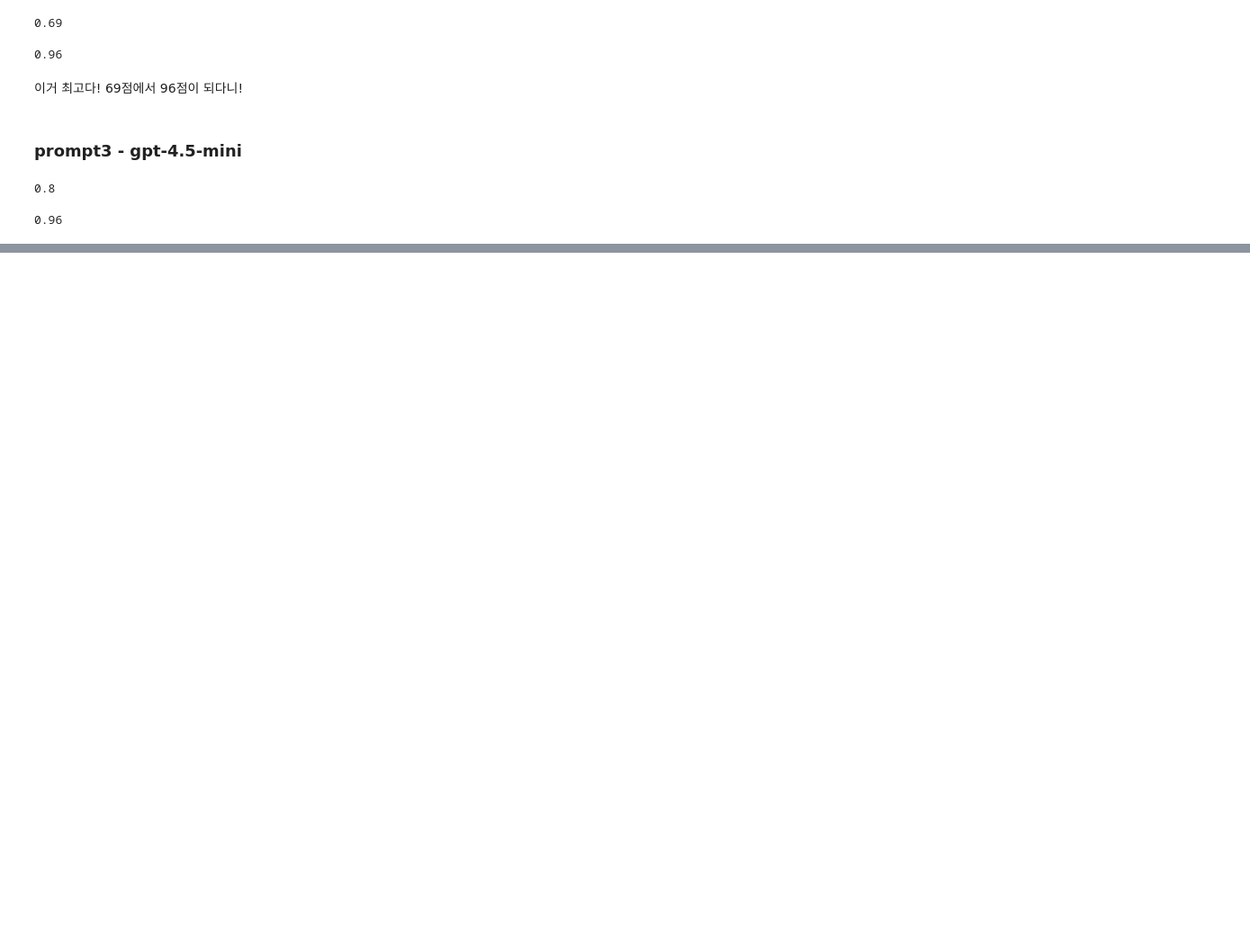
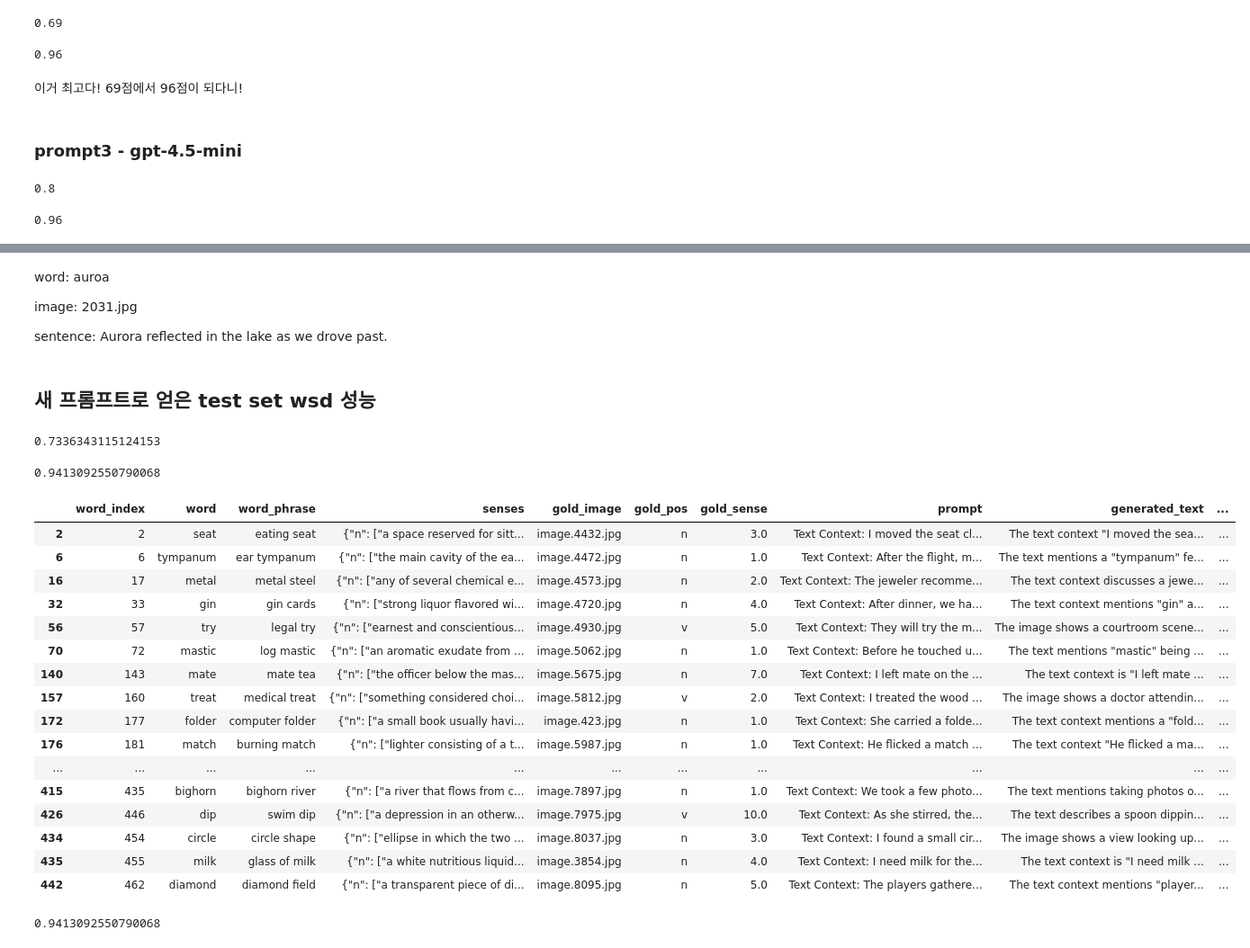
Before and after one commit to BlessingDev/Word-Sense-Disambiguation-with-Visual-Context, a Jupyter notebook: documents/evaluation.ipynb, the cells around one changed output, grey strips where cells are left out. Shown at 90% size. Saved outputs shown, nothing was run; the diff lists cells and outputs as text; code cells hidden in the pictures; blank space fills up the shorter version.

```diff
--- a/documents/evaluation.ipynb
+++ b/documents/evaluation.ipynb
@@ -1616,0 +1635,70 @@ print(acc)
+# %% [markdown]
+word: auroa
+
+image: 2031.jpg
+
+sentence: Aurora reflected in the lake as we drove past.
+# %% [markdown]
+## 새 프롬프트로 얻은 test set wsd 성능
+# %%
+import pandas as pd
+result_df = pd.read_csv("/workspace/data/test_set_process/inference/wsd_set_entire_sense_ambig_sentence_text_gpt-5d4-mini_gemma-3-27b_text.csv")
+
+
+for index, row in result_df.iterrows():
+    pred_label = row["generated_text"].split("A:")[-1].strip().lower()
+    mapped_label = int(pred_label)
+    result_df.at[index, "predicted_label"] = mapped_label
+
+acc = (result_df["predicted_label"] == result_df["gold_sense"]).sum() / len(result_df)
+print(acc)
+# %% [output]
+0.7336343115124153
+# %%
+import pandas as pd
+result_df = pd.read_csv("/workspace/data/test_set_process/inference/wsd_set_entire_sense_ambig_sentence_gemma-3-27b.csv")
+
+
+for index, row in result_df.iterrows():
+    pred_label = row["generated_text"].split("A:")[-1].strip().lower()
+    mapped_label = int(pred_label)
+    result_df.at[index, "predicted_label"] = mapped_label
+
+acc = (result_df["predicted_label"] == result_df["gold_sense"]).sum() / len(result_df)
+print(acc)
+# %% [output]
+0.9413092550790068
+# %%
+result_df[result_df["predicted_label"] != result_df["gold_sense"]]
+# %% [output]
+|  | word_index | word | word_phrase | senses | gold_image | gold_pos | gold_sense | prompt | generated_text | ... |
+| 2 | 2 | seat | eating seat | {"n": ["a space reserved for sitt... | image.4432.jpg | n | 3.0 | Text Context: I moved the seat cl... | The text context "I moved the sea... | ... |
+| 6 | 6 | tympanum | ear tympanum | {"n": ["the main cavity of the ea... | image.4472.jpg | n | 1.0 | Text Context: After the flight, m... | The text mentions a "tympanum" fe... | ... |
+| 16 | 17 | metal | metal steel | {"n": ["any of several chemical e... | image.4573.jpg | n | 2.0 | Text Context: The jeweler recomme... | The text context discusses a jewe... | ... |
+| 32 | 33 | gin | gin cards | {"n": ["strong liquor flavored wi... | image.4720.jpg | n | 4.0 | Text Context: After dinner, we ha... | The text context mentions "gin" a... | ... |
+| 56 | 57 | try | legal try | {"n": ["earnest and conscientious... | image.4930.jpg | v | 5.0 | Text Context: They will try the m... | The image shows a courtroom scene... | ... |
+| 70 | 72 | mastic | log mastic | {"n": ["an aromatic exudate from ... | image.5062.jpg | n | 1.0 | Text Context: Before he touched u... | The text mentions "mastic" being ... | ... |
+| 140 | 143 | mate | mate tea | {"n": ["the officer below the mas... | image.5675.jpg | n | 7.0 | Text Context: I left mate on the ... | The text context is "I left mate ... | ... |
+| 157 | 160 | treat | medical treat | {"n": ["something considered choi... | image.5812.jpg | v | 2.0 | Text Context: I treated the wood ... | The image shows a doctor attendin... | ... |
+| 172 | 177 | folder | computer folder | {"n": ["a small book usually havi... | image.423.jpg | n | 1.0 | Text Context: She carried a folde... | The text context mentions a "fold... | ... |
+| 176 | 181 | match | burning match | {"n": ["lighter consisting of a t... | image.5987.jpg | n | 1.0 | Text Context: He flicked a match ... | The text context "He flicked a ma... | ... |
+| ... | ... | ... | ... | ... | ... | ... | ... | ... | ... | ... |
+| 415 | 435 | bighorn | bighorn river | {"n": ["a river that flows from c... | image.7897.jpg | n | 1.0 | Text Context: We took a few photo... | The text mentions taking photos o... | ... |
+| 426 | 446 | dip | swim dip | {"n": ["a depression in an otherw... | image.7975.jpg | v | 10.0 | Text Context: As she stirred, the... | The text describes a spoon dippin... | ... |
+| 434 | 454 | circle | circle shape | {"n": ["ellipse in which the two ... | image.8037.jpg | n | 3.0 | Text Context: I found a small cir... | The image shows a view looking up... | ... |
+| 435 | 455 | milk | glass of milk | {"n": ["a white nutritious liquid... | image.3854.jpg | n | 4.0 | Text Context: I need milk for the... | The text context is "I need milk ... | ... |
+| 442 | 462 | diamond | diamond field | {"n": ["a transparent piece of di... | image.8095.jpg | n | 5.0 | Text Context: The players gathere... | The text context mentions "player... | ... |
+# %%
+import pandas as pd
+result_df = pd.read_csv("/workspace/data/test_set_process/inference/wsd_set_entire_sense_search_ambig_sentence_gemma-3-27b.csv")
+
+
+for index, row in result_df.iterrows():
+    pred_label = row["generated_text"].split("A:")[-1].strip().lower()
+    mapped_label = int(pred_label)
+    result_df.at[index, "predicted_label"] = mapped_label
+
+acc = (result_df["predicted_label"] == result_df["gold_sense"]).sum() / len(result_df)
+print(acc)
+# %% [output]
+0.9413092550790068
```
Also changed, not shown: parts of 17 cells of this notebook, 57 other files.
